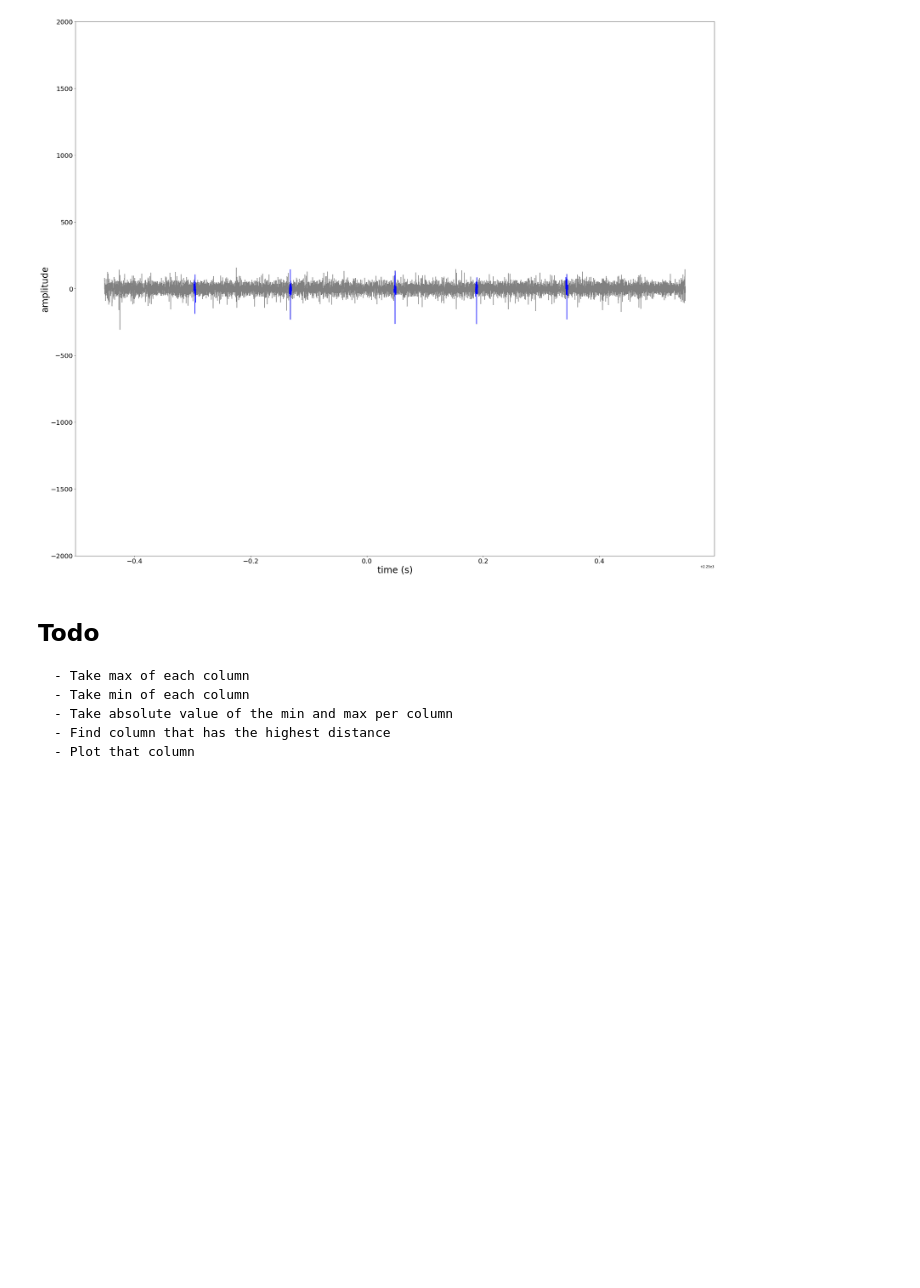
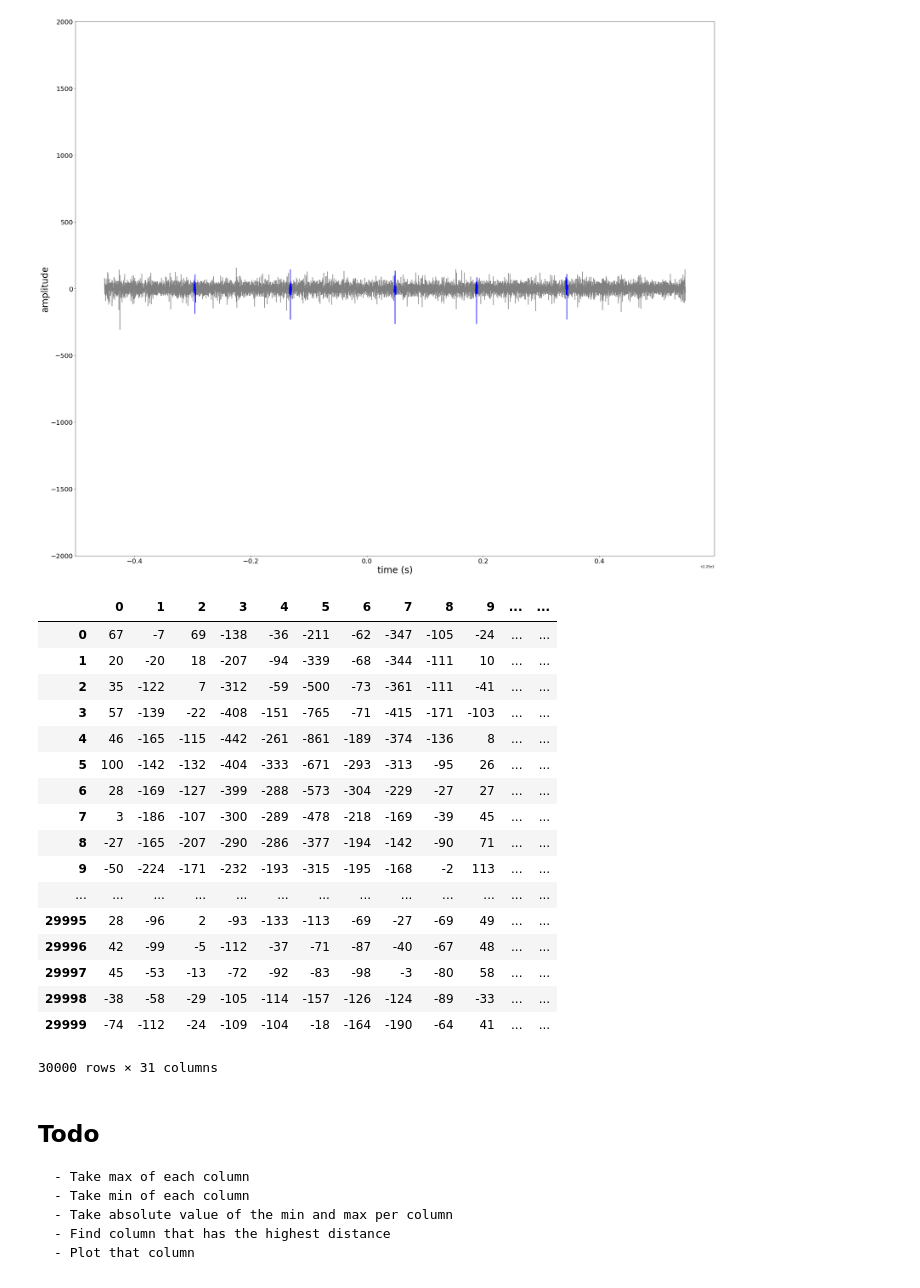
Before and after one commit to Ruairi-osul/ephys, a Jupyter notebook: mua_preprocess/notebooks/tran_waveforms.ipynb, the cells around one changed output. Saved outputs shown, nothing was run; the diff lists cells and outputs as text; code cells hidden in the pictures; blank space fills up the shorter version.

```diff
--- a/mua_preprocess/notebooks/tran_waveforms.ipynb
+++ b/mua_preprocess/notebooks/tran_waveforms.ipynb
@@ -126,3 +126,29 @@ plt.savefig(figpath)
 plt.show()
 # %% [output]
 [figure]
+# %%
+test_df=pd.DataFrame(data[start_index:end_index])
+for chan in [22]:
+    test_df.drop((chan), inplace=True, axis=1)
+mins = test_df.apply(np.min, axis=0)
+chosen_channel = mins.idxmin()
+test_df
+# %% [output]
+|  | 0 | 1 | 2 | 3 | 4 | 5 | 6 | 7 | 8 | 9 | ... | ... |
+| 0 | 67 | -7 | 69 | -138 | -36 | -211 | -62 | -347 | -105 | -24 | ... | ... |
+| 1 | 20 | -20 | 18 | -207 | -94 | -339 | -68 | -344 | -111 | 10 | ... | ... |
+| 2 | 35 | -122 | 7 | -312 | -59 | -500 | -73 | -361 | -111 | -41 | ... | ... |
+| 3 | 57 | -139 | -22 | -408 | -151 | -765 | -71 | -415 | -171 | -103 | ... | ... |
+| 4 | 46 | -165 | -115 | -442 | -261 | -861 | -189 | -374 | -136 | 8 | ... | ... |
+| 5 | 100 | -142 | -132 | -404 | -333 | -671 | -293 | -313 | -95 | 26 | ... | ... |
+| 6 | 28 | -169 | -127 | -399 | -288 | -573 | -304 | -229 | -27 | 27 | ... | ... |
+| 7 | 3 | -186 | -107 | -300 | -289 | -478 | -218 | -169 | -39 | 45 | ... | ... |
+| 8 | -27 | -165 | -207 | -290 | -286 | -377 | -194 | -142 | -90 | 71 | ... | ... |
+| 9 | -50 | -224 | -171 | -232 | -193 | -315 | -195 | -168 | -2 | 113 | ... | ... |
+| ... | ... | ... | ... | ... | ... | ... | ... | ... | ... | ... | ... | ... |
+| 29995 | 28 | -96 | 2 | -93 | -133 | -113 | -69 | -27 | -69 | 49 | ... | ... |
+| 29996 | 42 | -99 | -5 | -112 | -37 | -71 | -87 | -40 | -67 | 48 | ... | ... |
+| 29997 | 45 | -53 | -13 | -72 | -92 | -83 | -98 | -3 | -80 | 58 | ... | ... |
+| 29998 | -38 | -58 | -29 | -105 | -114 | -157 | -126 | -124 | -89 | -33 | ... | ... |
+| 29999 | -74 | -112 | -24 | -109 | -104 | -18 | -164 | -190 | -64 | 41 | ... | ... |
+30000 rows × 31 columns
```
Also changed, not shown: parts of 7 cells of this notebook, 7 other files.
